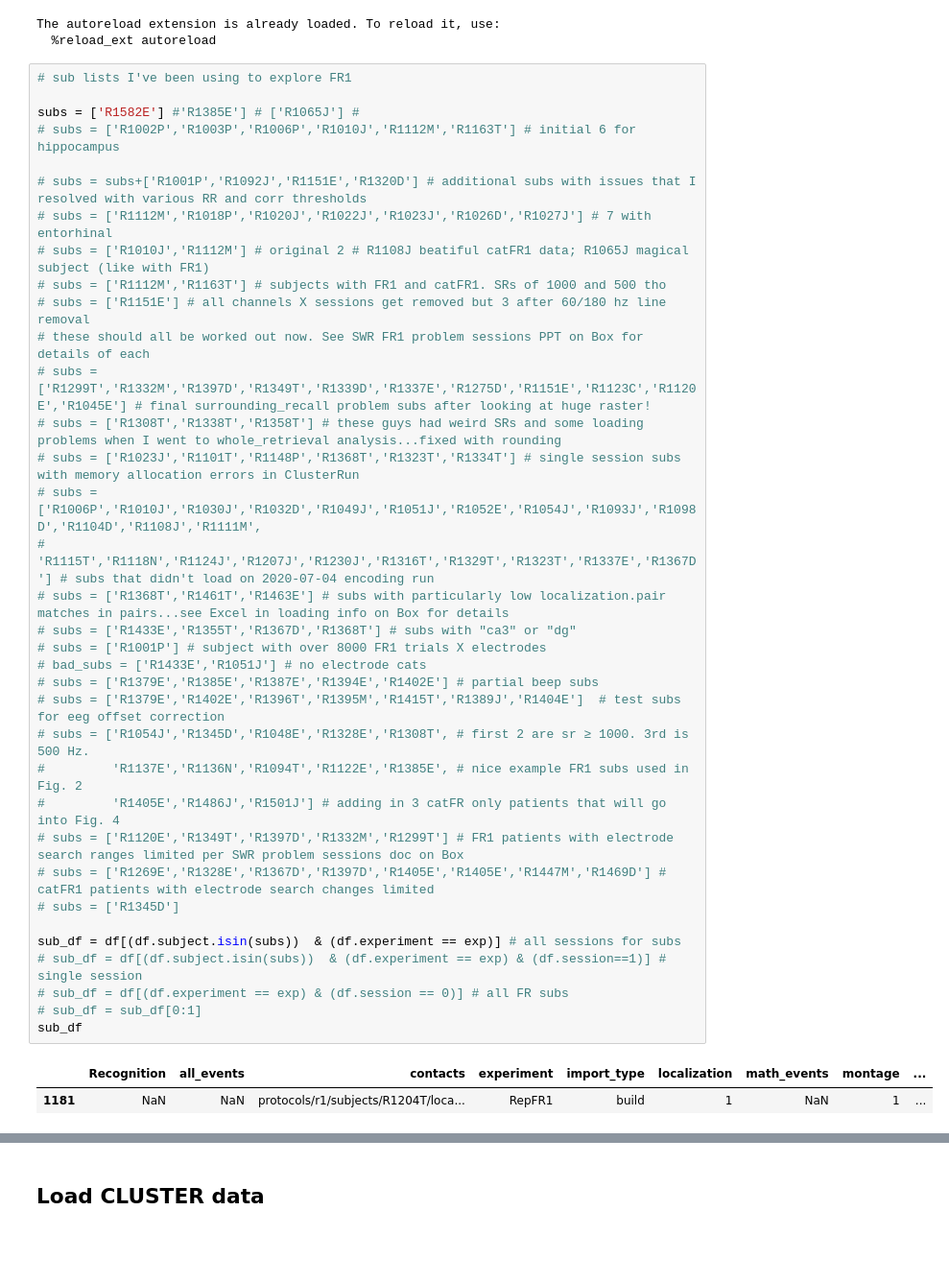
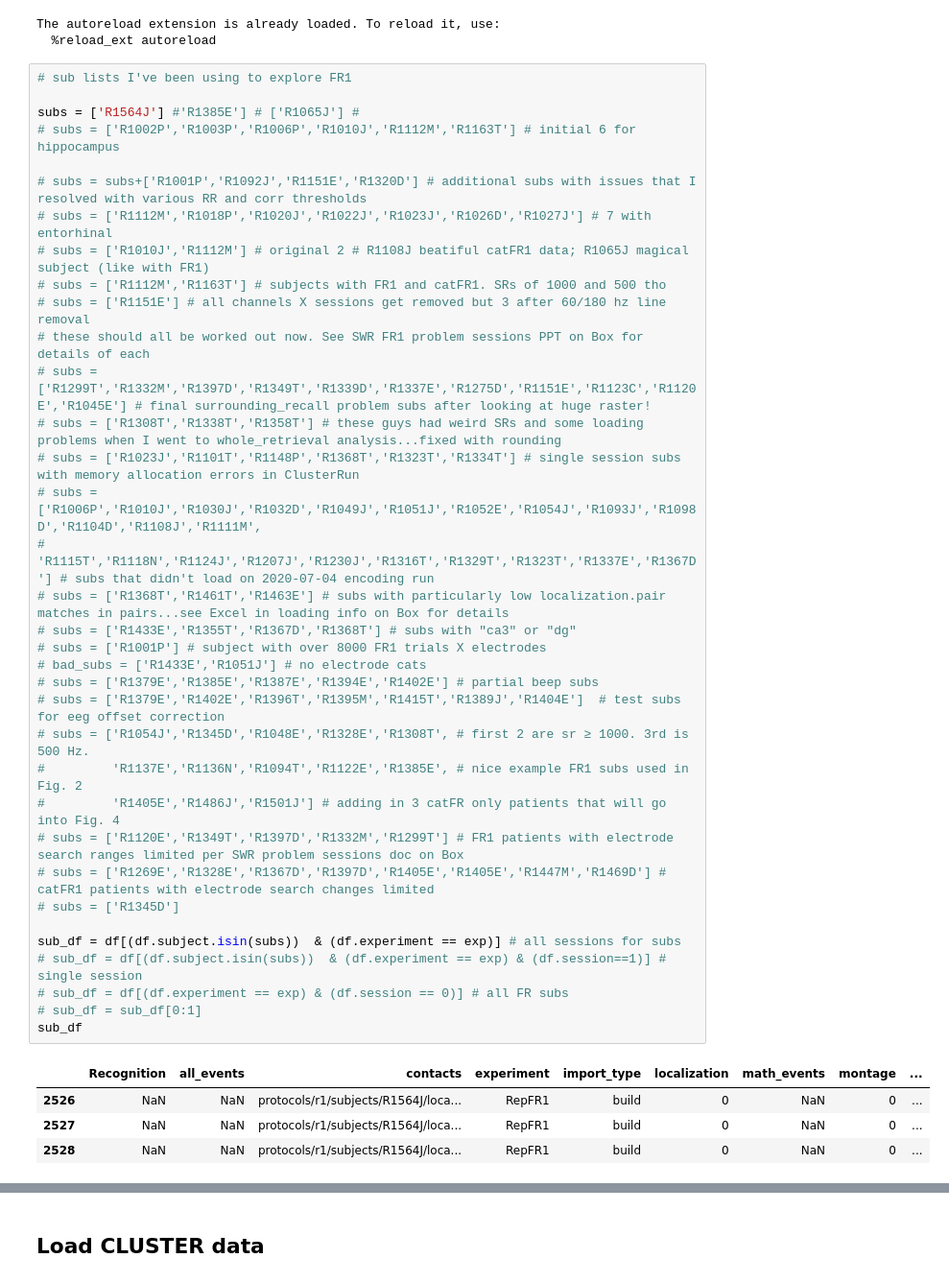
Before and after one commit to jjsakon/SWR, a Jupyter notebook: code/SWRanalysis-encodingLoad.ipynb, the cells around one changed output, grey strips where cells are left out. Shown at 96% size. Saved outputs shown, nothing was run; the diff lists cells and outputs as text; blank space fills up the shorter version.

```diff
--- a/code/SWRanalysis-encodingLoad.ipynb
+++ b/code/SWRanalysis-encodingLoad.ipynb
@@ -36,41 +36,43 @@ The autoreload extension is already loaded. To reload it, use:
 # %%
 # sub lists I've been using to explore FR1
 
-subs = ['R1582E'] #'R1385E'] # ['R1065J'] #
+subs = ['R1564J'] #'R1385E'] # ['R1065J'] #
 # subs = ['R1002P','R1003P','R1006P','R1010J','R1112M','R1163T'] # initial 6 for hippocampus
 
 # subs = subs+['R1001P','R1092J','R1151E','R1320D'] # additional subs with issues that I resolved with various RR and corr thresholds
 # subs = ['R1112M','R1018P','R1020J','R1022J','R1023J','R1026D','R1027J'] # 7 with entorhinal
 # subs = ['R1010J','R1112M'] # original 2 # R1108J beatiful catFR1 data; R1065J magical subject (like with FR1)
 # subs = ['R1112M','R1163T'] # subjects with FR1 and catFR1. SRs of 1000 and 500 tho
 # subs = ['R1151E'] # all channels X sessions get removed but 3 after 60/180 hz line removal
 # these should all be worked out now. See SWR FR1 problem sessions PPT on Box for details of each
 # subs = ['R1299T','R1332M','R1397D','R1349T','R1339D','R1337E','R1275D','R1151E','R1123C','R1120E','R1045E'] # final surrounding_recall problem subs after looking at huge raster!
 # subs = ['R1308T','R1338T','R1358T'] # these guys had weird SRs and some loading problems when I went to whole_retrieval analysis...fixed with rounding
 # subs = ['R1023J','R1101T','R1148P','R1368T','R1323T','R1334T'] # single session subs with memory allocation errors in ClusterRun
 # subs = ['R1006P','R1010J','R1030J','R1032D','R1049J','R1051J','R1052E','R1054J','R1093J','R1098D','R1104D','R1108J','R1111M',
 #         'R1115T','R1118N','R1124J','R1207J','R1230J','R1316T','R1329T','R1323T','R1337E','R1367D'] # subs that didn't load on 2020-07-04 encoding run
 # subs = ['R1368T','R1461T','R1463E'] # subs with particularly low localization.pair matches in pairs...see Excel in loading info on Box for details
 # subs = ['R1433E','R1355T','R1367D','R1368T'] # subs with "ca3" or "dg"
 # subs = ['R1001P'] # subject with over 8000 FR1 trials X electrodes
 # bad_subs = ['R1433E','R1051J'] # no electrode cats
 # subs = ['R1379E','R1385E','R1387E','R1394E','R1402E'] # partial beep subs
 # subs = ['R1379E','R1402E','R1396T','R1395M','R1415T','R1389J','R1404E']  # test subs for eeg offset correction
 # subs = ['R1054J','R1345D','R1048E','R1328E','R1308T', # first 2 are sr ≥ 1000. 3rd is 500 Hz.
 #         'R1137E','R1136N','R1094T','R1122E','R1385E', # nice example FR1 subs used in Fig. 2
 #         'R1405E','R1486J','R1501J'] # adding in 3 catFR only patients that will go into Fig. 4
 # subs = ['R1120E','R1349T','R1397D','R1332M','R1299T'] # FR1 patients with electrode search ranges limited per SWR problem sessions doc on Box
 # subs = ['R1269E','R1328E','R1367D','R1397D','R1405E','R1405E','R1447M','R1469D'] # catFR1 patients with electrode search changes limited
 # subs = ['R1345D']
 
 sub_df = df[(df.subject.isin(subs))  & (df.experiment == exp)] # all sessions for subs
 # sub_df = df[(df.subject.isin(subs))  & (df.experiment == exp) & (df.session==1)] # single session
 # sub_df = df[(df.experiment == exp) & (df.session == 0)] # all FR subs
 # sub_df = sub_df[0:1]
 sub_df
 # %% [output]
 |  | Recognition | all_events | contacts | experiment | import_type | localization | math_events | montage | ... |
-| 1181 | NaN | NaN | protocols/r1/subjects/R1204T/loca... | RepFR1 | build | 1 | NaN | 1 | ... |
+| 2526 | NaN | NaN | protocols/r1/subjects/R1564J/loca... | RepFR1 | build | 0 | NaN | 0 | ... |
+| 2527 | NaN | NaN | protocols/r1/subjects/R1564J/loca... | RepFR1 | build | 0 | NaN | 0 | ... |
+| 2528 | NaN | NaN | protocols/r1/subjects/R1564J/loca... | RepFR1 | build | 0 | NaN | 0 | ... |
 # %%
 # 575 FR sessions. first 18 of don't load so skip those
 exp_df = df[df.experiment==exp]
```
Also changed, not shown: parts of 13 cells of this notebook, 3 other files.
